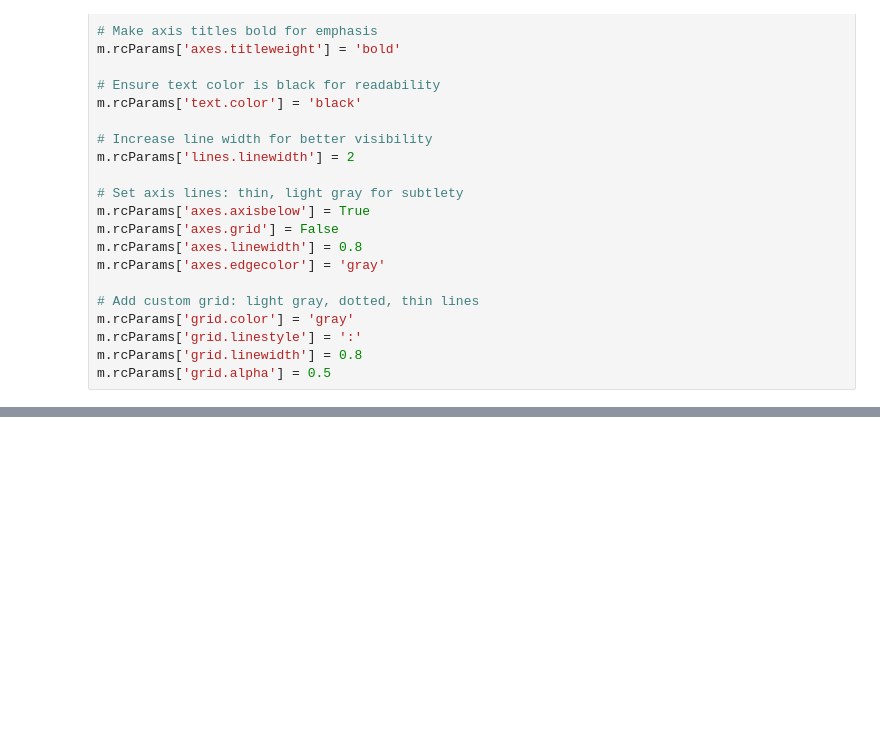
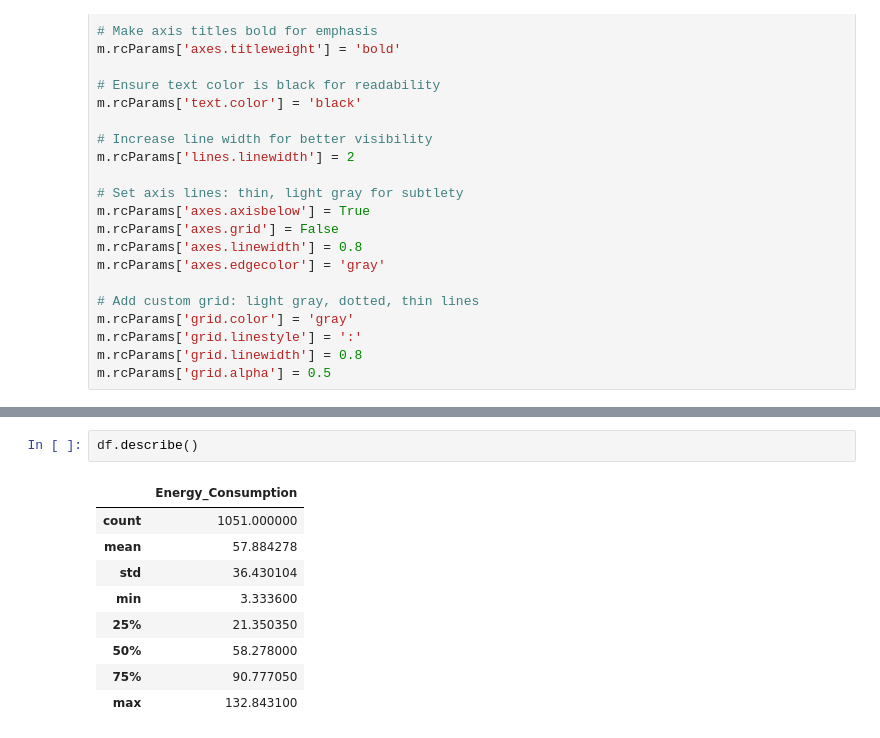
Before and after one commit to Kirfea/energy-consumption-forecasting, a Jupyter notebook: Energy_Consumption_Forecasting.ipynb, the cells around one changed output, grey strips where cells are left out. Cells and saved outputs as stored; diff of their text form; blank space fills up the shorter version.

```diff
--- a/Energy_Consumption_Forecasting.ipynb
+++ b/Energy_Consumption_Forecasting.ipynb
@@ -103,0 +115,12 @@ df.head()
+# %%
+df.describe()
+# %% [output]
+|  | Energy_Consumption |
+| count | 1051.000000 |
+| mean | 57.884278 |
+| std | 36.430104 |
+| min | 3.333600 |
+| 25% | 21.350350 |
+| 50% | 58.278000 |
+| 75% | 90.777050 |
+| max | 132.843100 |
```
Also changed, not shown: parts of 4 cells of this notebook.
